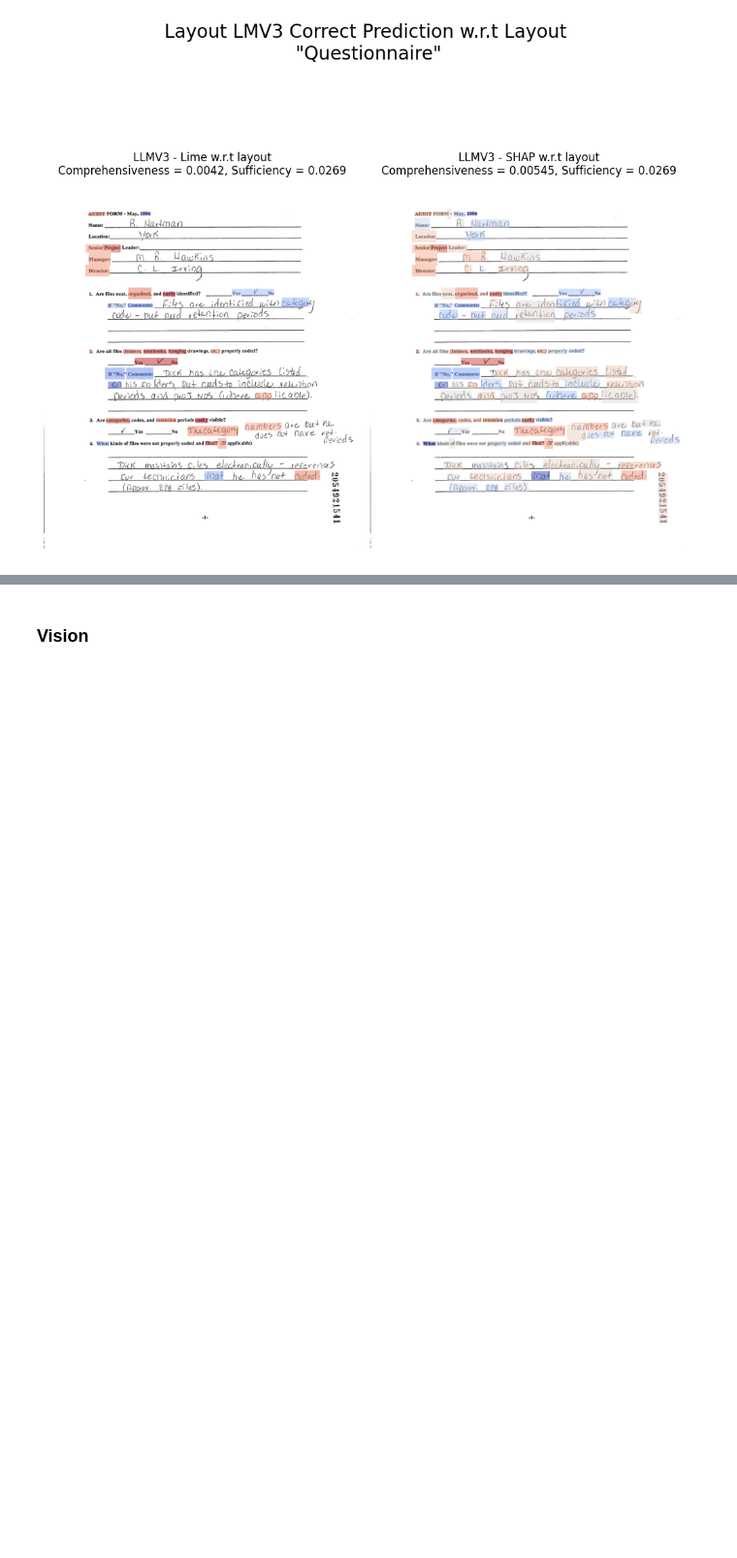
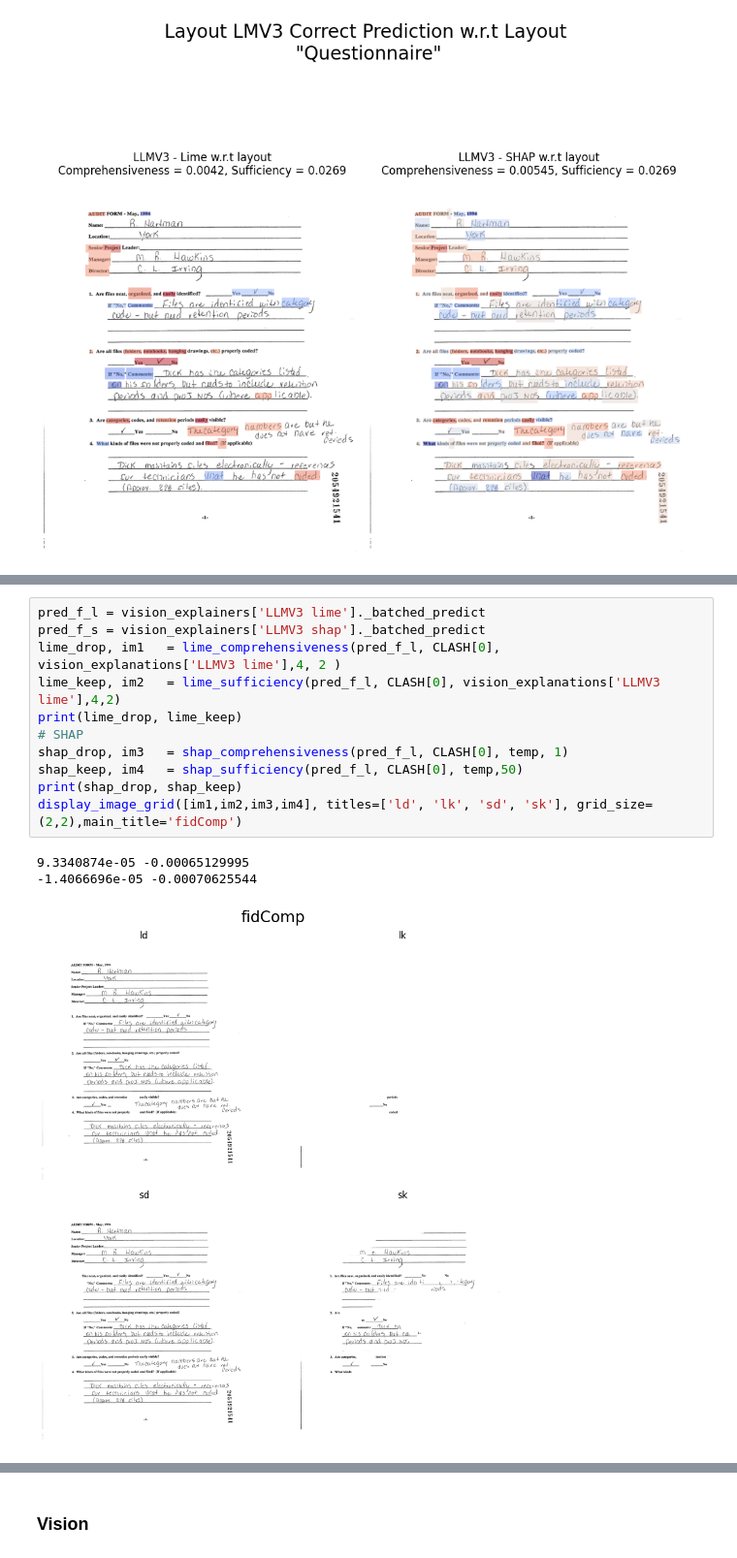
Before and after one commit to adamserag1/Interpretability-for-VRDU-models, a Jupyter notebook: experiments/THESES-DocClas-Local-LLMV3.ipynb, the cells around one changed output, grey strips where cells are left out. Shown at 97% size. Saved outputs shown, nothing was run; the diff lists cells and outputs as text; blank space fills up the shorter version.

```diff
--- a/experiments/THESES-DocClas-Local-LLMV3.ipynb
+++ b/experiments/THESES-DocClas-Local-LLMV3.ipynb
@@ -429,0 +478,15 @@ NameError: name 'layout_vals' is not defined
+# %%
+pred_f_l = vision_explainers['LLMV3 lime']._batched_predict
+pred_f_s = vision_explainers['LLMV3 shap']._batched_predict
+lime_drop, im1   = lime_comprehensiveness(pred_f_l, CLASH[0], vision_explanations['LLMV3 lime'],4, 2 )
+lime_keep, im2   = lime_sufficiency(pred_f_l, CLASH[0], vision_explanations['LLMV3 lime'],4,2)
+print(lime_drop, lime_keep)
+# SHAP
+shap_drop, im3   = shap_comprehensiveness(pred_f_l, CLASH[0], temp, 1)
+shap_keep, im4   = shap_sufficiency(pred_f_l, CLASH[0], temp,50)
+print(shap_drop, shap_keep)
+display_image_grid([im1,im2,im3,im4], titles=['ld', 'lk', 'sd', 'sk'], grid_size=(2,2),main_title='fidComp')
+# %% [output]
+9.3340874e-05 -0.00065129995
+-1.4066696e-05 -0.00070625544
+[figure, added]
```
Also changed, not shown: parts of 18 cells of this notebook.
